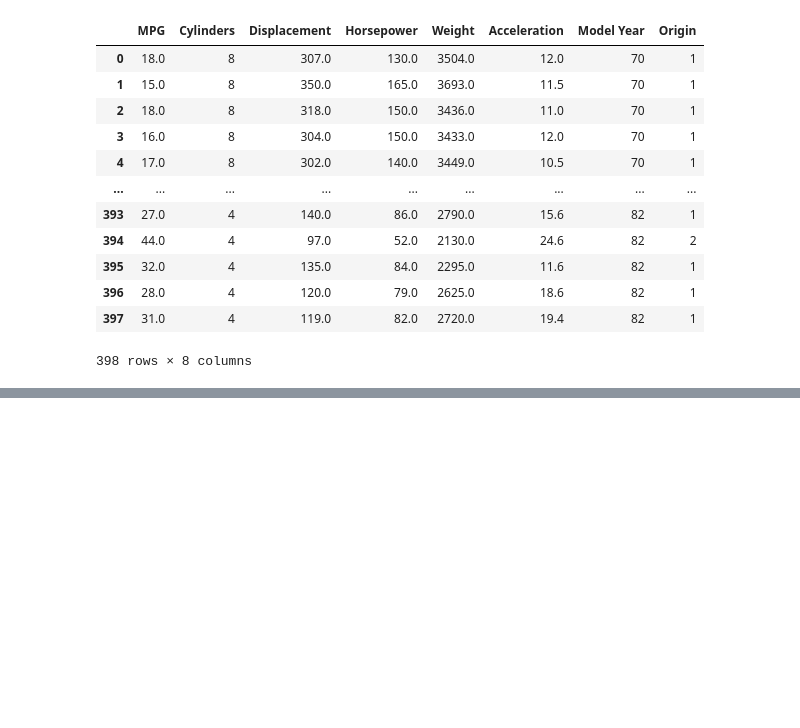
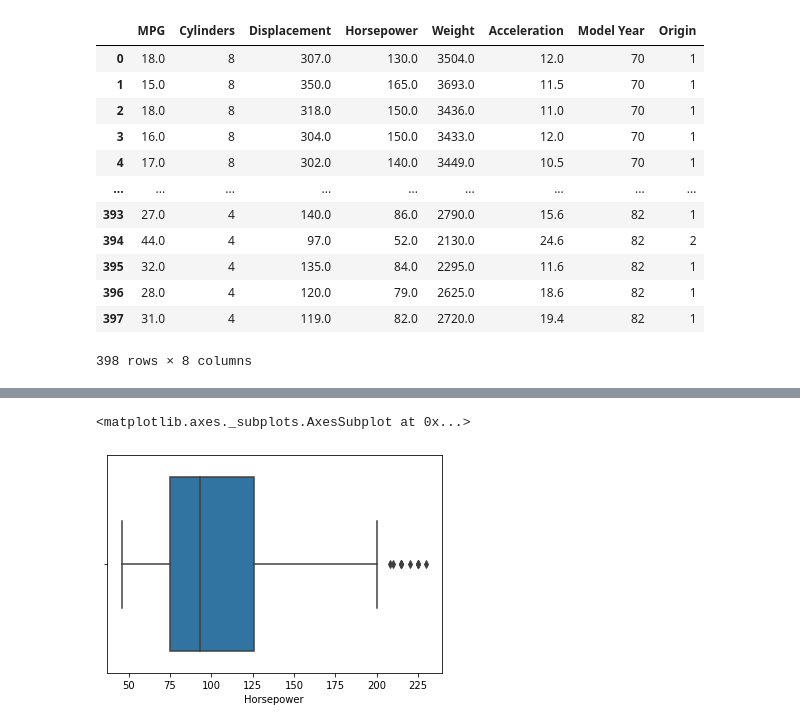
Before and after one commit to adrida/Machine-learning-project, a Jupyter notebook: project.ipynb, the cells around one changed output, grey strips where cells are left out. Drawn from its saved outputs; the diff is of its cells as text; code cells hidden in the pictures; blank space fills up the shorter version.

Commit message:
data exploration and filling of missing entries

```diff
--- a/project.ipynb
+++ b/project.ipynb
@@ -65,0 +96,9 @@ data
+# %%
+##summary statistics of quantitative variables
+data.describe()
+
+##looking at horsepower box plot
+sns.boxplot(x=data['Horsepower'])
+# %% [output]
+<matplotlib.axes._subplots.AxesSubplot at 0x...>
+[figure, added]
```
Also changed, not shown: parts of 6 cells of this notebook.
